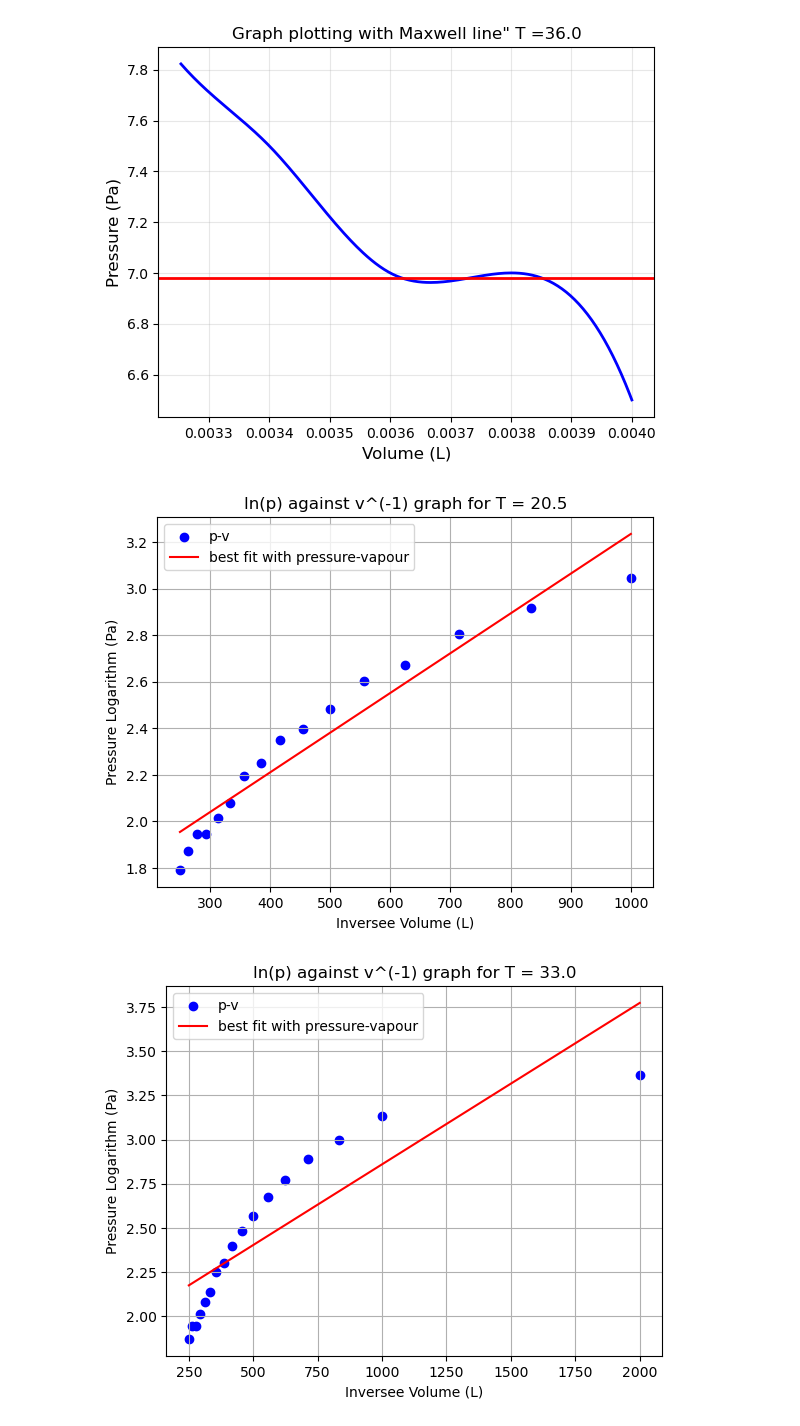
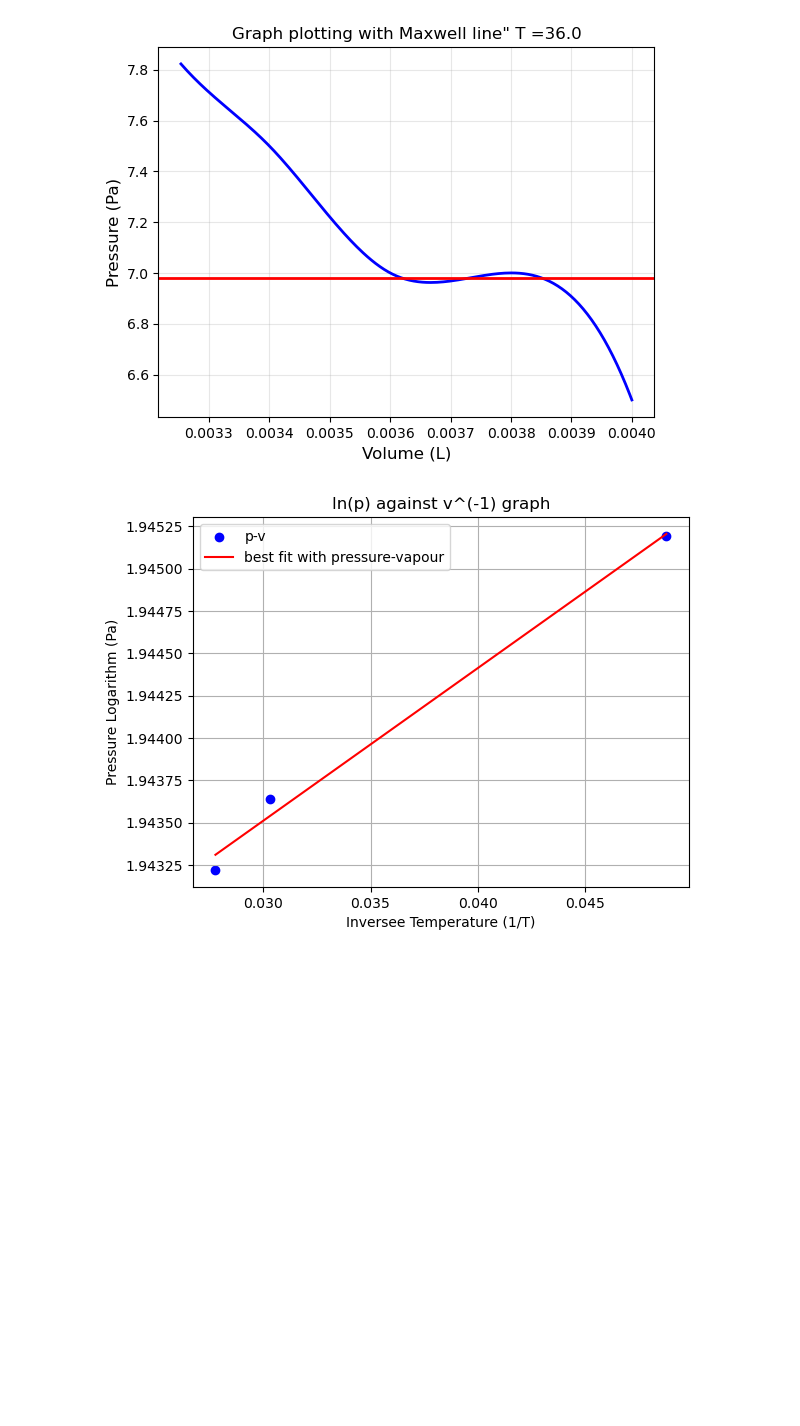
Before and after one commit to nomushu/Experiment-6, a Jupyter notebook: Jupyter code.ipynb, the cells around one changed output. Cells and saved outputs as stored; diff of their text form; code cells hidden in the pictures; blank space fills up the shorter version.

```diff
--- a/Jupyter code.ipynb
+++ b/Jupyter code.ipynb
@@ -100,6 +100,9 @@ temperature = np.array([20.5,33,36,39,42,45,47,50])
 datas = np.array([])
 p_list = []
 v_list = []
+
+vapor_pressure = np.array([])
+vapor_temperature = np.array([])
 
 for i,p in enumerate(sheets):
 
@@ -190,6 +193,10 @@ for i,p in enumerate(sheets):
                 plt.plot(volume_fine[zoom_mask], pressure_fine[zoom_mask], 'b-', linewidth=2)
                 plt.axhline(y=P_m, color='red', linestyle='-', linewidth=2)
                 print(P_m)
+                vapor_pressure = np.append(vapor_pressure,P_m)
+                vapor_temperature = np.append(vapor_temperature,temperature[i])
+
+
 
                 """
                 plt.scatter([v_liquid, v_max, v_min, v_vapor],
@@ -220,31 +227,28 @@ Spinodal points:
 6.981196830504715
 [figure]
 # %%
-def pressure_vapour(V,p_s0,Q):
-    return np.log(p_s0) + (-Q*(V))
+def pressure_vapour(T,p_s0,Q):
+    return np.log(p_s0) + (-Q*T/(R))
 
-for i,p in enumerate(sheets):
-    volume_fine = np.linspace(min(v_element_list[i]), max(v_element_list[i]), 1000)
-    pressure_fine = np.linspace(min(p_element_list[i]),max(p_element_list[i]),1000)
+smooth_temp = np.linspace(1/vapor_temperature[0],1/vapor_temperature[-1],1000)
 
-    inverse_v = 1/(v_element_list[i])
-    ln_p_s = np.log(p_element_list[i])
+inverse_T = 1/vapor_temperature
+ln_p = np.log(vapor_pressure)
 
-    #fit the line
-    popt, pcov = opt.curve_fit(pressure_vapour,inverse_v,ln_p)
-    pressure_fit = pressure_vapour(inverse_v,*popt)
+#fit the line
+popt, pcov = opt.curve_fit(pressure_vapour,inverse_T,ln_p)
+pressure_fit = pressure_vapour(smooth_temp,*popt)
 
 
-    plt.title(f"ln(p) against v^(-1) graph for T = {temperature[i]}")
+plt.title(f"ln(p) against v^(-1) graph")
 
-    plt.scatter(inverse_v, ln_p, label=r"p-v", color='blue',)
-    plt.plot(inverse_v,pressure_fit,label="best fit with pressure-vapour",color="red")
+plt.scatter(inverse_T,ln_p, label=r"p-v", color='blue',)
+plt.plot(smooth_temp,pressure_fit,label="best fit with pressure-vapour",color="red")
 
-    plt.grid(True)
-    plt.xlabel("Inversee Volume (L)")
-    plt.ylabel("Pressure Logarithm (Pa)")
-    plt.legend()
-    plt.show()
+plt.grid(True)
+plt.xlabel("Inversee Temperature (1/T)")
+plt.ylabel("Pressure Logarithm (Pa)")
+plt.legend()
+plt.show()
 # %% [output]
-[figure, old version]
+[figure, new version]
-[figure, removed]
```
Also changed, not shown: parts of 1 cell of this notebook, 1 other file.
